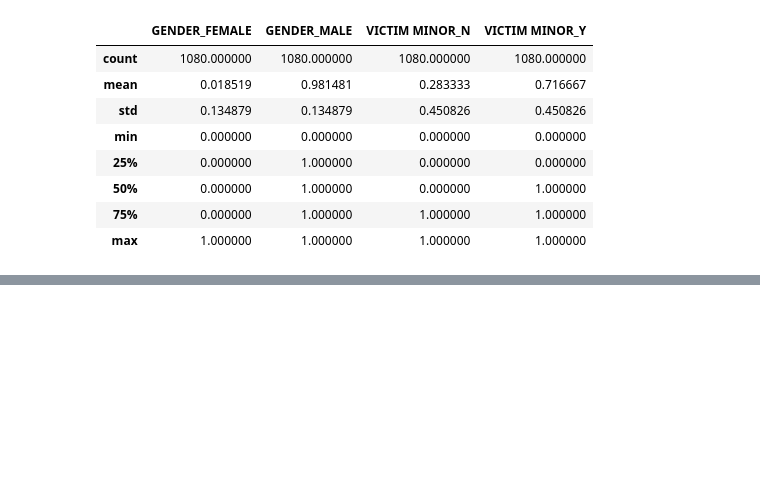
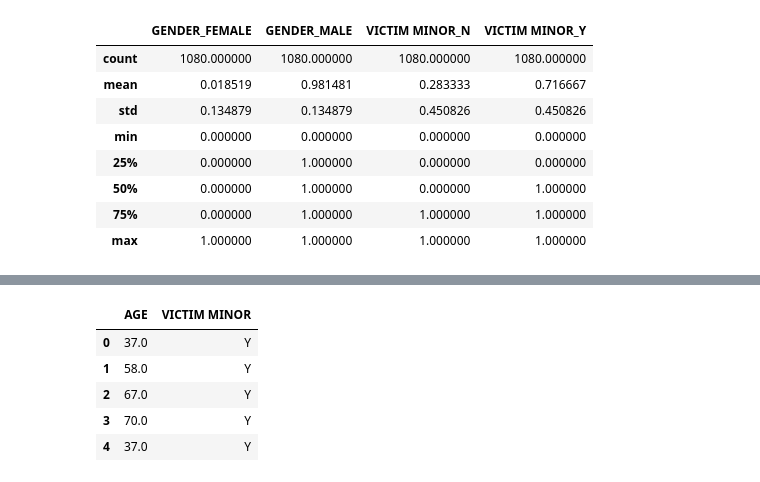
Before and after one commit to shanksghub/Omdena-ML, a Jupyter notebook: Omdena Offenders 2.ipynb, the cells around one changed output, grey strips where cells are left out. Saved outputs shown, nothing was run; the diff lists cells and outputs as text; code cells hidden in the pictures; blank space fills up the shorter version.

```diff
--- a/Omdena Offenders 2.ipynb
+++ b/Omdena Offenders 2.ipynb
@@ -48,0 +49,10 @@ sns.lmplot(x='GENDER_MALE',y='VICTIM MINOR_Y',data=data_dummies)
+# %%
+b = df.loc[:, ['AGE', 'VICTIM MINOR']]
+b.head()
+# %% [output]
+|  | AGE | VICTIM MINOR |
+| 0 | 37.0 | Y |
+| 1 | 58.0 | Y |
+| 2 | 67.0 | Y |
+| 3 | 70.0 | Y |
+| 4 | 37.0 | Y |
```
Also changed, not shown: parts of 5 cells of this notebook.
